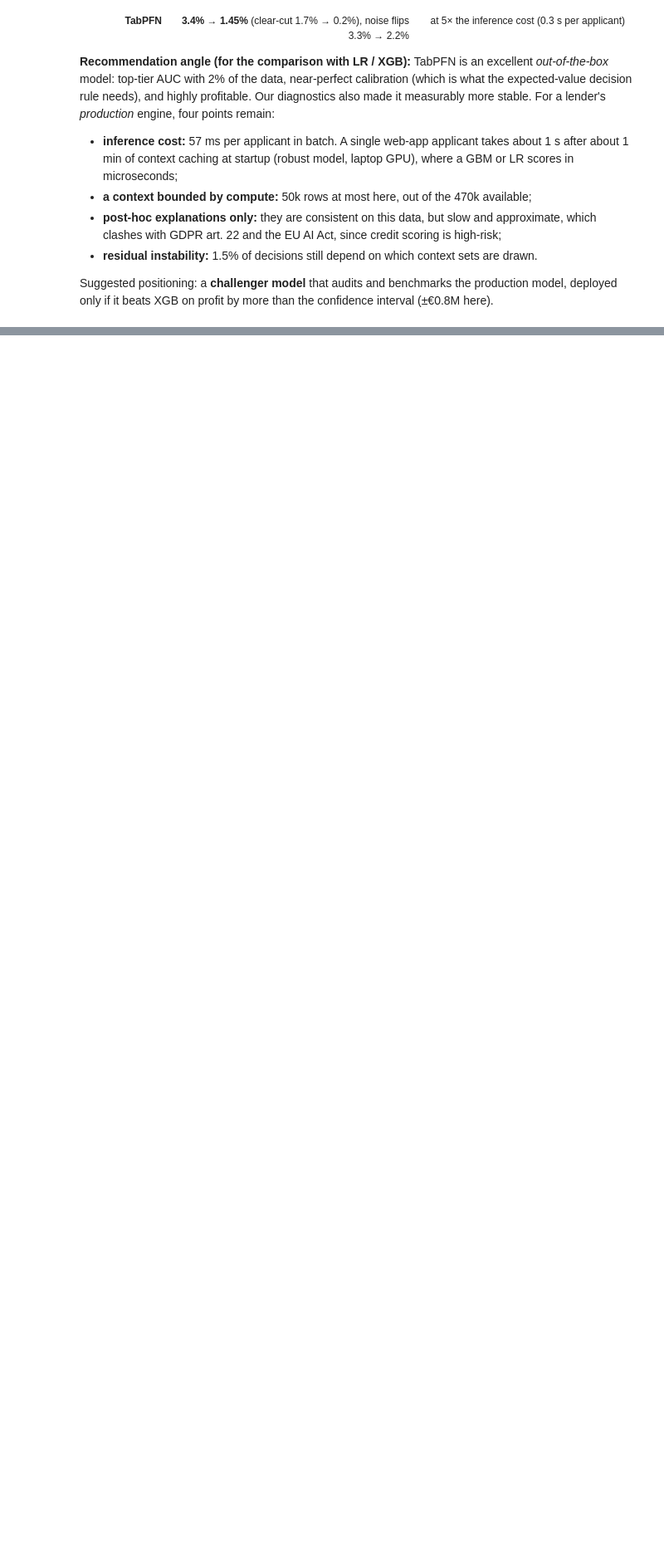
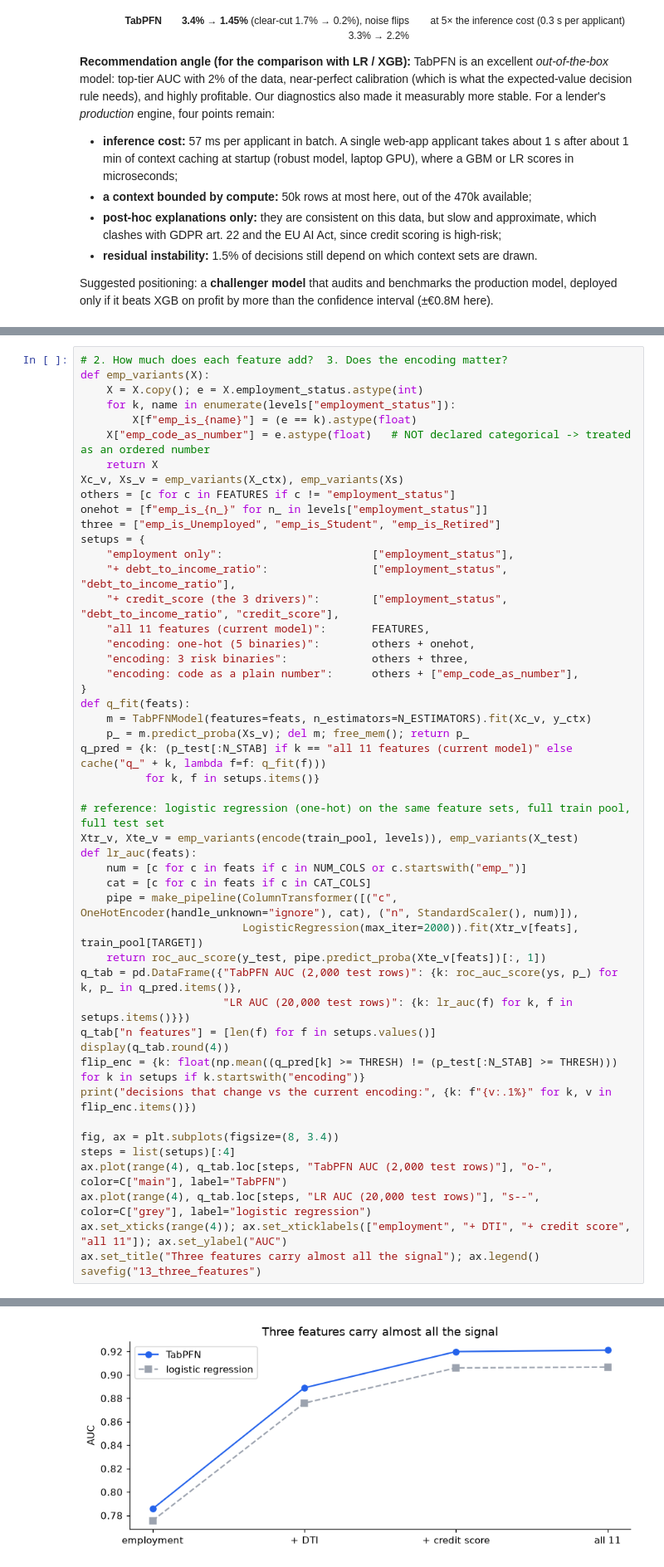
Before and after one commit to Licheng1004/isafProject, a Jupyter notebook: TabularFoundationModel/03_tabular_foundation_model.ipynb, the cells around one changed output, grey strips where cells are left out. Shown at 83% size. Drawn from its saved outputs; the diff is of its cells as text; blank space fills up the shorter version.

Commit message:
TabPFN notebook: add section 11 (why 3 features suffice, encoding of employment_status)
Co-Authored-By: Claude Opus 5.5 (1M context) <noreply@anthropic.com>

```diff
--- a/TabularFoundationModel/03_tabular_foundation_model.ipynb
+++ b/TabularFoundationModel/03_tabular_foundation_model.ipynb
@@ -988,0 +1020,50 @@ Suggested positioning: a **challenger model** that audits and benchmarks the pro
+# %%
+# 2. How much does each feature add?  3. Does the encoding matter?
+def emp_variants(X):
+    X = X.copy(); e = X.employment_status.astype(int)
+    for k, name in enumerate(levels["employment_status"]):
+        X[f"emp_is_{name}"] = (e == k).astype(float)
+    X["emp_code_as_number"] = e.astype(float)   # NOT declared categorical -> treated as an ordered number
+    return X
+Xc_v, Xs_v = emp_variants(X_ctx), emp_variants(Xs)
+others = [c for c in FEATURES if c != "employment_status"]
+onehot = [f"emp_is_{n_}" for n_ in levels["employment_status"]]
+three = ["emp_is_Unemployed", "emp_is_Student", "emp_is_Retired"]
+setups = {
+    "employment only":                       ["employment_status"],
+    "+ debt_to_income_ratio":                ["employment_status", "debt_to_income_ratio"],
+    "+ credit_score (the 3 drivers)":        ["employment_status", "debt_to_income_ratio", "credit_score"],
+    "all 11 features (current model)":       FEATURES,
+    "encoding: one-hot (5 binaries)":        others + onehot,
+    "encoding: 3 risk binaries":             others + three,
+    "encoding: code as a plain number":      others + ["emp_code_as_number"],
+}
+def q_fit(feats):
+    m = TabPFNModel(features=feats, n_estimators=N_ESTIMATORS).fit(Xc_v, y_ctx)
+    p_ = m.predict_proba(Xs_v); del m; free_mem(); return p_
+q_pred = {k: (p_test[:N_STAB] if k == "all 11 features (current model)" else cache("q_" + k, lambda f=f: q_fit(f)))
+          for k, f in setups.items()}
+
+# reference: logistic regression (one-hot) on the same feature sets, full train pool, full test set
+Xtr_v, Xte_v = emp_variants(encode(train_pool, levels)), emp_variants(X_test)
+def lr_auc(feats):
+    num = [c for c in feats if c in NUM_COLS or c.startswith("emp_")]
+    cat = [c for c in feats if c in CAT_COLS]
+    pipe = make_pipeline(ColumnTransformer([("c", OneHotEncoder(handle_unknown="ignore"), cat), ("n", StandardScaler(), num)]),
+                         LogisticRegression(max_iter=2000)).fit(Xtr_v[feats], train_pool[TARGET])
+    return roc_auc_score(y_test, pipe.predict_proba(Xte_v[feats])[:, 1])
+q_tab = pd.DataFrame({"TabPFN AUC (2,000 test rows)": {k: roc_auc_score(ys, p_) for k, p_ in q_pred.items()},
+                      "LR AUC (20,000 test rows)": {k: lr_auc(f) for k, f in setups.items()}})
+q_tab["n features"] = [len(f) for f in setups.values()]
+display(q_tab.round(4))
+flip_enc = {k: float(np.mean((q_pred[k] >= THRESH) != (p_test[:N_STAB] >= THRESH))) for k in setups if k.startswith("encoding")}
+print("decisions that change vs the current encoding:", {k: f"{v:.1%}" for k, v in flip_enc.items()})
+
+fig, ax = plt.subplots(figsize=(8, 3.4))
+steps = list(setups)[:4]
+ax.plot(range(4), q_tab.loc[steps, "TabPFN AUC (2,000 test rows)"], "o-", color=C["main"], label="TabPFN")
+ax.plot(range(4), q_tab.loc[steps, "LR AUC (20,000 test rows)"], "s--", color=C["grey"], label="logistic regression")
+ax.set_xticks(range(4)); ax.set_xticklabels(["employment", "+ DTI", "+ credit score", "all 11"]); ax.set_ylabel("AUC")
+ax.set_title("Three features carry almost all the signal"); ax.legend()
+savefig("13_three_features")
+# %% [output]
@@ -988,0 +1079 @@ Suggested positioning: a **challenger model** that audits and benchmarks the pro
+[figure, added]
```
Also changed, not shown: parts of 7 cells of this notebook, 14 other files.
